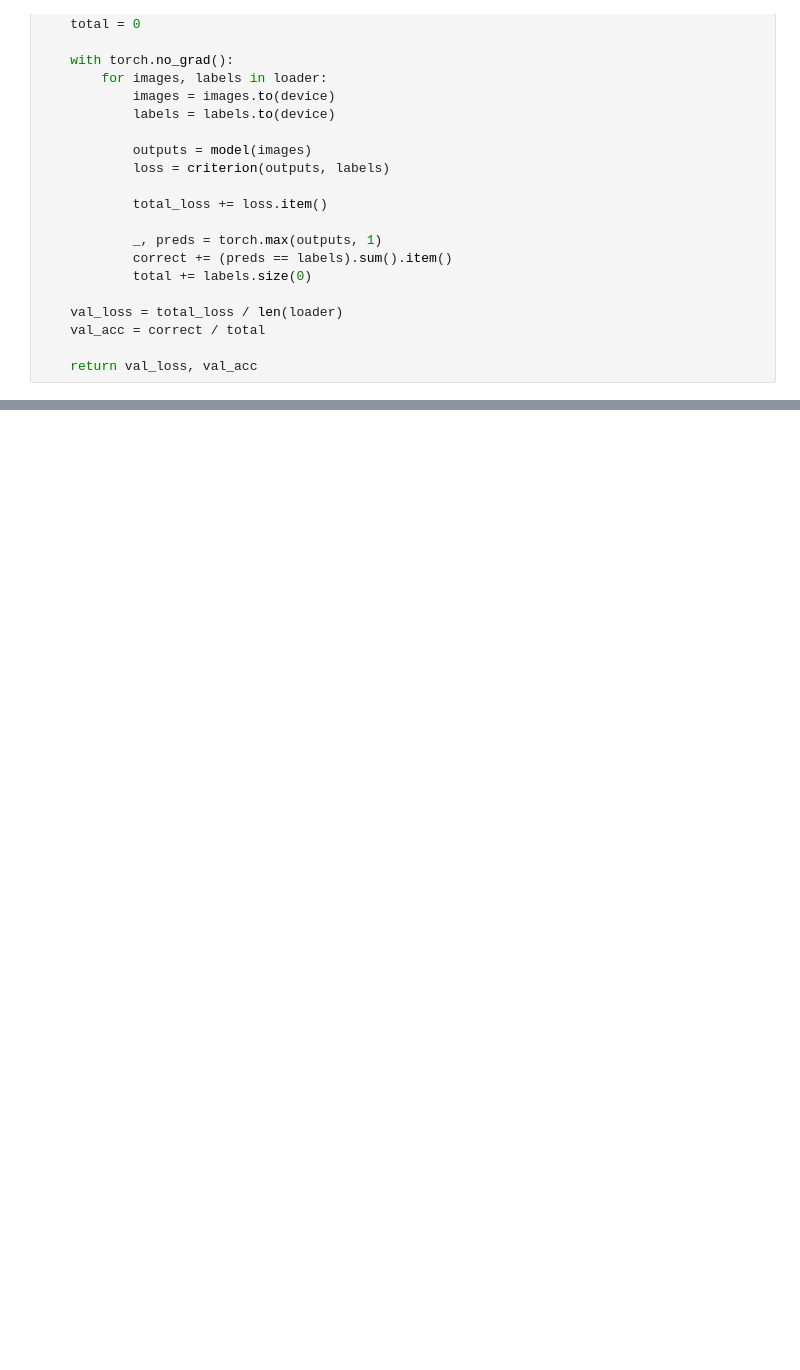
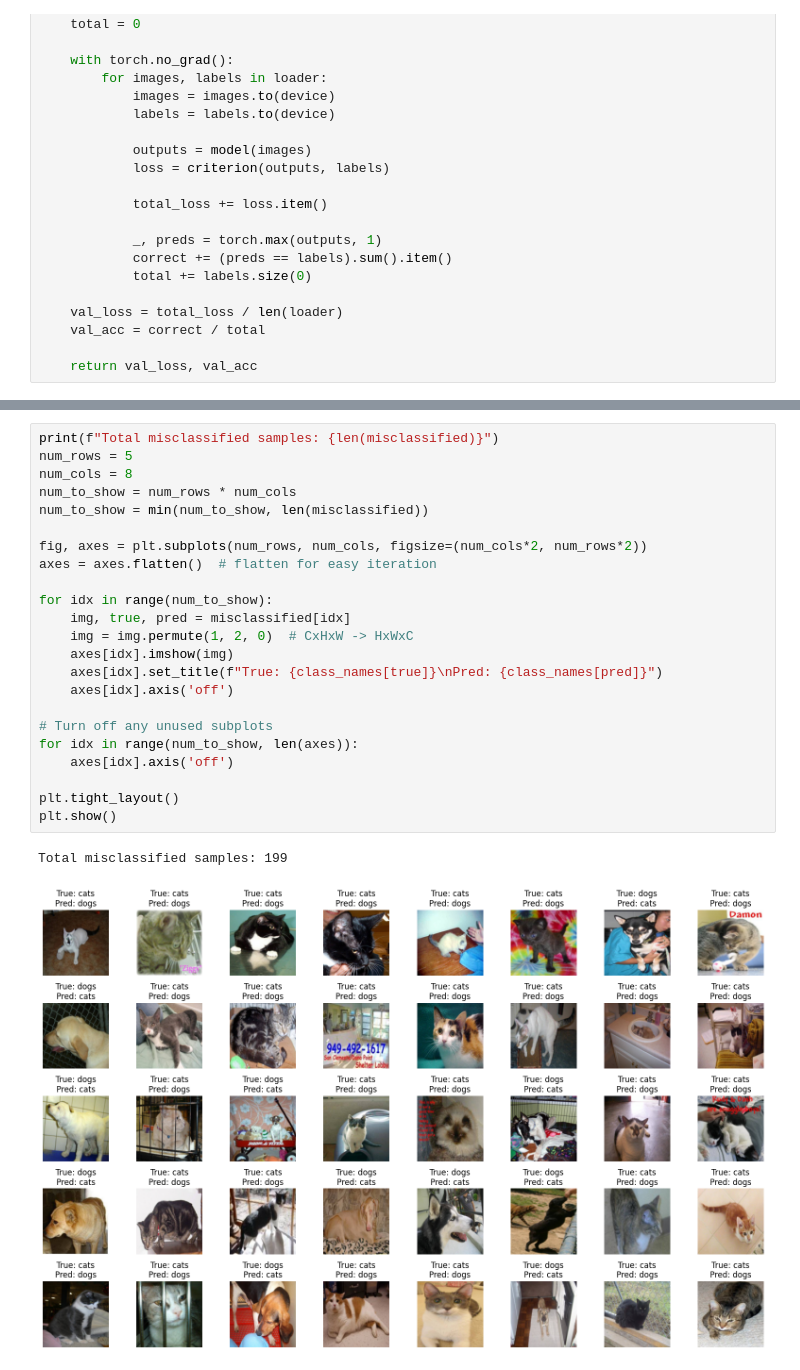
Before and after one commit to Rifath-Mahmud/CVPR, a Jupyter notebook: catdog_cnn.ipynb, the cells around one changed output, grey strips where cells are left out. Cells and saved outputs as stored; diff of their text form; blank space fills up the shorter version.

```diff
--- a/catdog_cnn.ipynb
+++ b/catdog_cnn.ipynb
@@ -270,0 +329,26 @@ plt.show()
+# %%
+print(f"Total misclassified samples: {len(misclassified)}")
+num_rows = 5
+num_cols = 8
+num_to_show = num_rows * num_cols
+num_to_show = min(num_to_show, len(misclassified))
+
+fig, axes = plt.subplots(num_rows, num_cols, figsize=(num_cols*2, num_rows*2))
+axes = axes.flatten()  # flatten for easy iteration
+
+for idx in range(num_to_show):
+    img, true, pred = misclassified[idx]
+    img = img.permute(1, 2, 0)  # CxHxW -> HxWxC
+    axes[idx].imshow(img)
+    axes[idx].set_title(f"True: {class_names[true]}\nPred: {class_names[pred]}")
+    axes[idx].axis('off')
+
+# Turn off any unused subplots
+for idx in range(num_to_show, len(axes)):
+    axes[idx].axis('off')
+
+plt.tight_layout()
+plt.show()
+# %% [output]
+Total misclassified samples: 199
+[figure, added]
```
Also changed, not shown: parts of 8 cells of this notebook.
